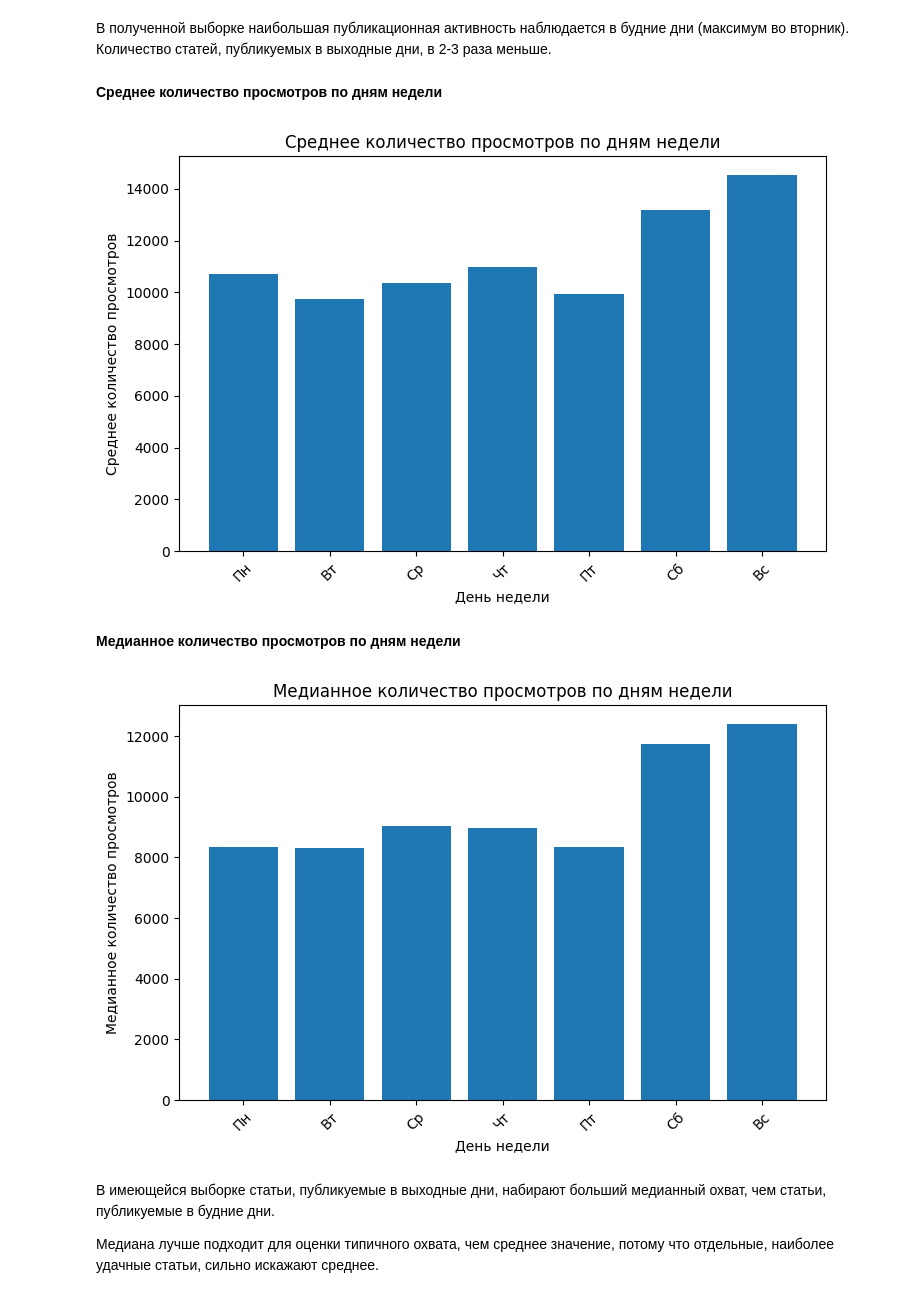
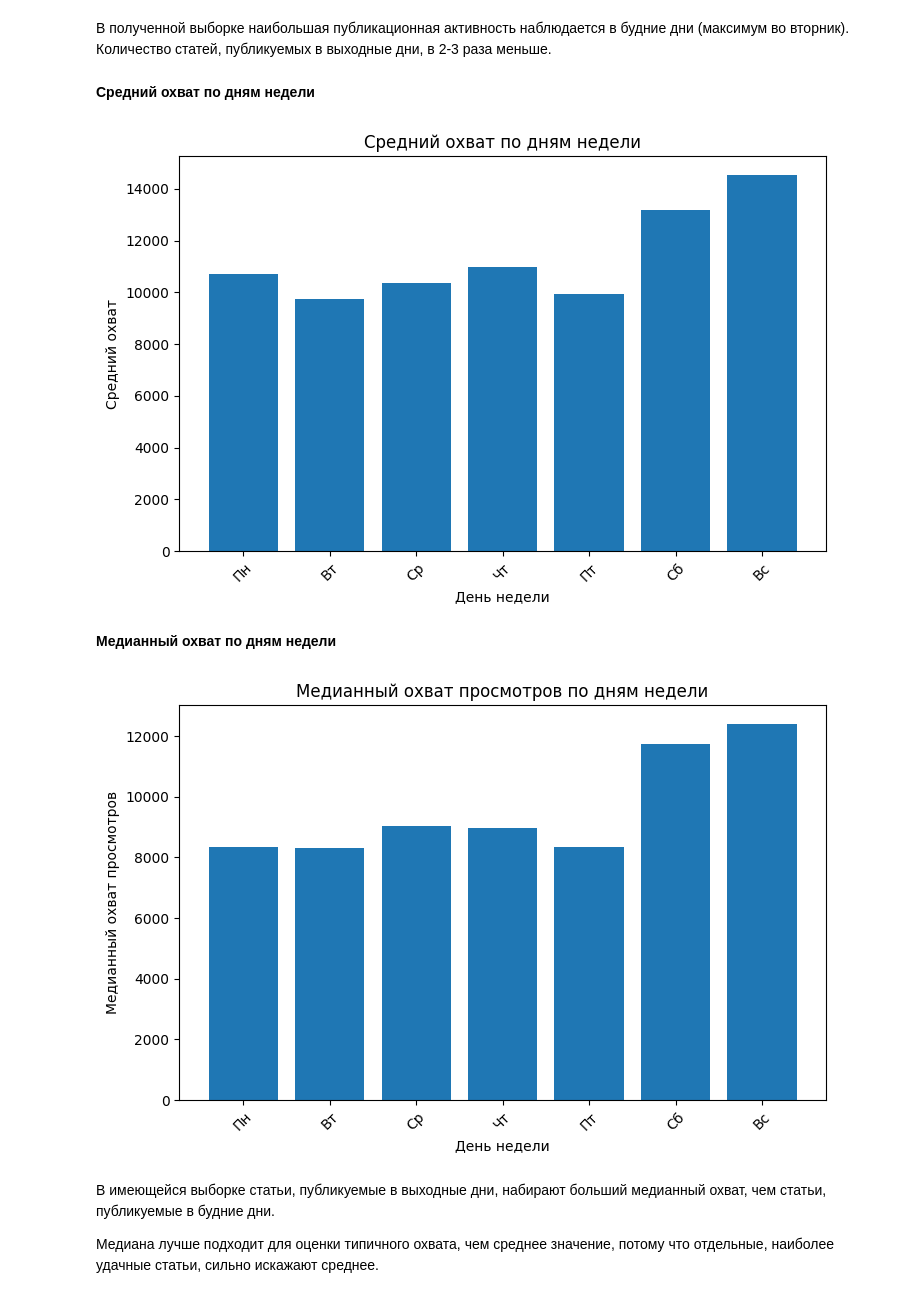
Before and after one commit to EgorTatarnikov/habr_article_reach_analysis, a Jupyter notebook: habr_article_reach_analysis.ipynb, the cells around one changed output. Drawn from its saved outputs; the diff is of its cells as text; code cells hidden in the pictures.

```diff
--- a/habr_article_reach_analysis.ipynb
+++ b/habr_article_reach_analysis.ipynb
@@ -505,27 +505,27 @@ plt.show()
 # %% [markdown]
 В полученной выборке наибольшая публикационная активность наблюдается в будние дни (максимум во вторник). Количество статей, публикуемых в выходные дни, в 2-3 раза меньше.
 # %% [markdown]
-**Среднее количество просмотров по дням недели**
+**Средний охват по дням недели**
 # %%
 views_by_weekday = (
     df.groupby(["weekday_num", "weekday"])["views"]
     .mean()
     .reset_index(name="mean_views")
     .sort_values("weekday_num")
 )
 
 plt.figure(figsize=(7.5, 5))
 plt.bar(views_by_weekday["weekday"], views_by_weekday["mean_views"])
 plt.xticks(rotation=45)
-plt.title("Среднее количество просмотров по дням недели")
+plt.title("Средний охват по дням недели")
 plt.xlabel("День недели")
-plt.ylabel("Среднее количество просмотров")
+plt.ylabel("Средний охват")
 plt.tight_layout()
 plt.show()
 # %% [output]
-[figure, old version]
+[figure, new version]
 # %% [markdown]
-**Медианное количество просмотров по дням недели**
+**Медианный охват по дням недели**
 # %%
 median_views_by_weekday = (
     df.groupby(["weekday_num", "weekday"])["views"]
@@ -537,13 +537,13 @@ median_views_by_weekday = (
 plt.figure(figsize=(7.5, 5))
 plt.bar(median_views_by_weekday["weekday"], median_views_by_weekday["median_views"])
 plt.xticks(rotation=45)
-plt.title("Медианное количество просмотров по дням недели")
+plt.title("Медианный охват просмотров по дням недели")
 plt.xlabel("День недели")
-plt.ylabel("Медианное количество просмотров")
+plt.ylabel("Медианный охват просмотров")
 plt.tight_layout()
 plt.show()
 # %% [output]
-[figure, old version]
+[figure, new version]
 # %% [markdown]
 В имеющейся выборке статьи, публикуемые в выходные дни, набирают больший медианный охват, чем статьи, публикуемые в будние дни.
 
```
Also changed, not shown: parts of 5 cells of this notebook.
